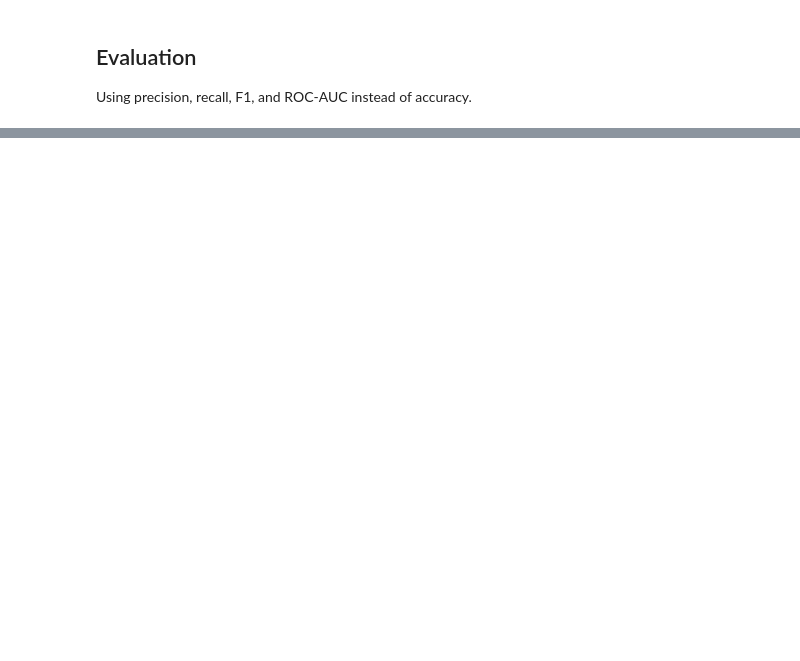
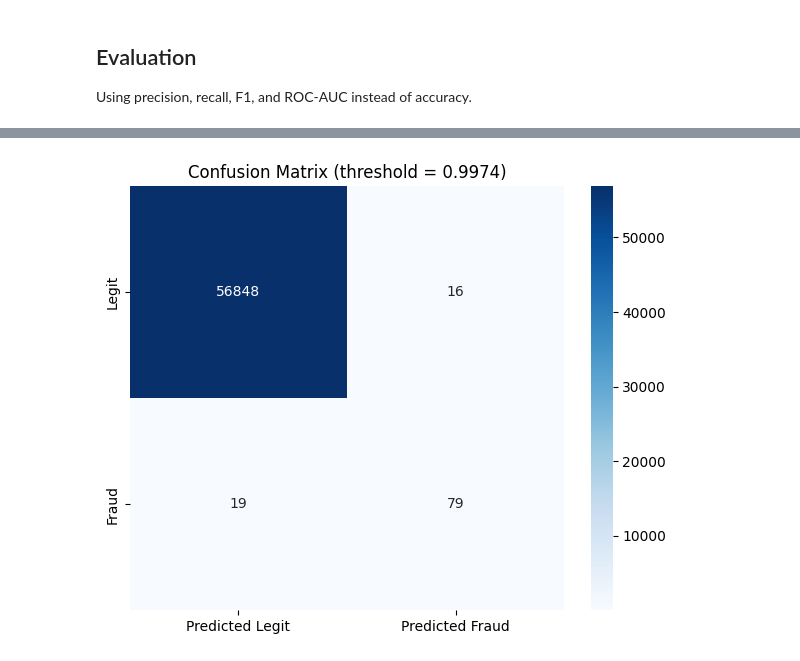
Before and after one commit to KyleOkura/FraudDetection, a Jupyter notebook: fraud.ipynb, the cells around one changed output, grey strips where cells are left out. Saved outputs shown, nothing was run; the diff lists cells and outputs as text; code cells hidden in the pictures; blank space fills up the shorter version.

```diff
--- a/fraud.ipynb
+++ b/fraud.ipynb
@@ -213,0 +358,6 @@ ROC-AUC: 0.9807
+# %%
+# Evaluate at best threshold
+preds_v2 = (probs_v2 >= best_threshold).astype(int)
+print(classification_report(y_test, preds_v2, target_names=['Legit', 'Fraud']))
+print(f"ROC-AUC:  {roc_auc_score(y_test, probs_v2):.4f}")
+print(f"Accuracy: {accuracy_score(y_test, preds_v2):.4f}")
@@ -213,0 +376,13 @@ ROC-AUC: 0.9807
+# %%
+#AI Generated Cell
+cm = confusion_matrix(y_test, preds_v2)
+
+plt.figure(figsize=(6, 5))
+sns.heatmap(cm, annot=True, fmt='d', cmap='Blues',
+            xticklabels=['Predicted Legit', 'Predicted Fraud'],
+            yticklabels=['Legit', 'Fraud'])
+plt.title(f'Confusion Matrix (threshold = {best_threshold:.4f})')
+plt.tight_layout()
+plt.show()
+# %% [output]
+[figure, added]
```
Also changed, not shown: parts of 20 cells of this notebook, 1 other file.
